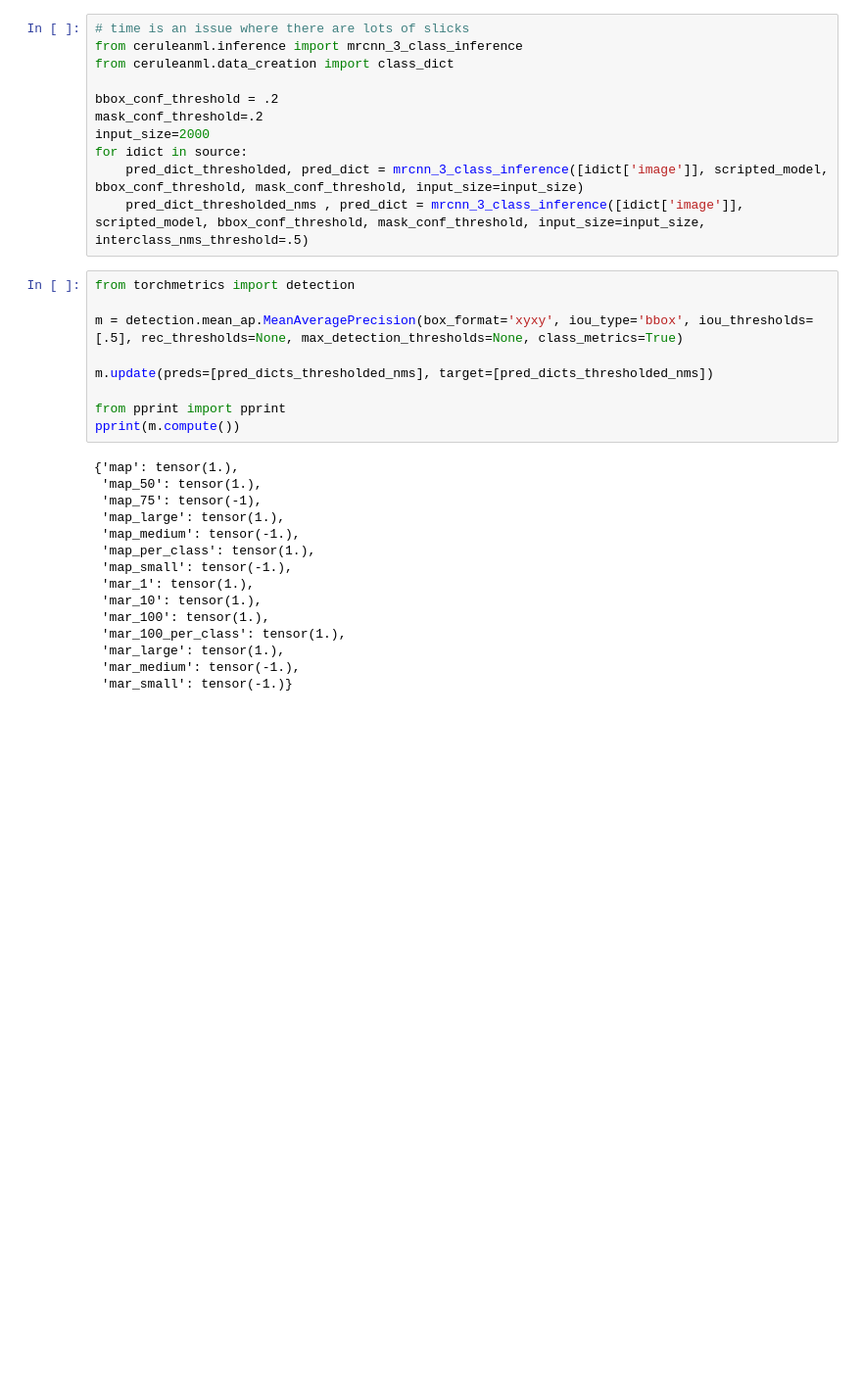
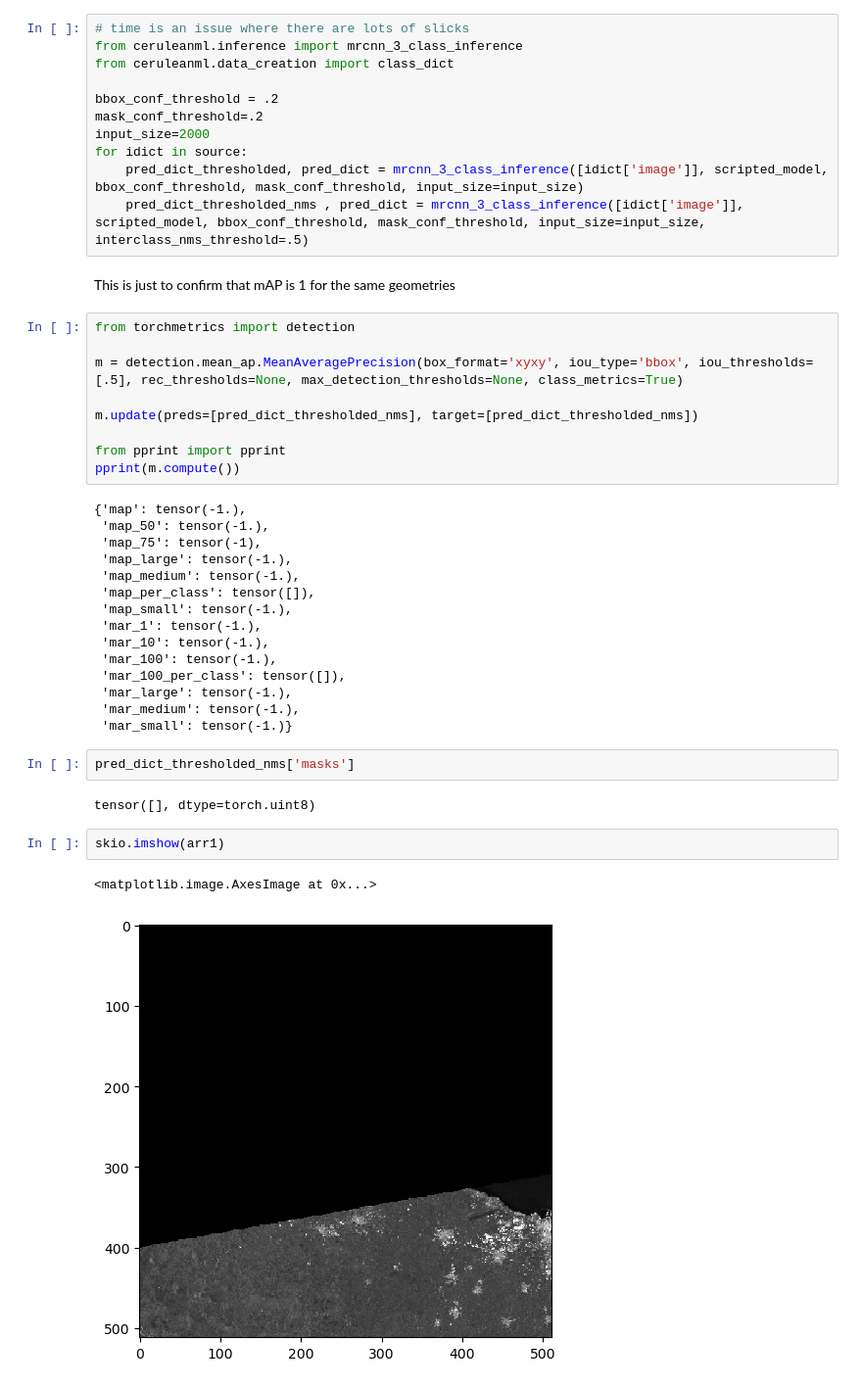
Before and after one commit to developmentseed/slickformer, a Jupyter notebook: notebooks/test_staging.ipynb, the cells around one changed output. Shown at 98% size. Drawn from its saved outputs; the diff is of its cells as text; blank space fills up the shorter version.

```diff
--- a/notebooks/test_staging.ipynb
+++ b/notebooks/test_staging.ipynb
@@ -40,27 +164,38 @@ input_size=2000
 for idict in source:
     pred_dict_thresholded, pred_dict = mrcnn_3_class_inference([idict['image']], scripted_model, bbox_conf_threshold, mask_conf_threshold, input_size=input_size)
     pred_dict_thresholded_nms , pred_dict = mrcnn_3_class_inference([idict['image']], scripted_model, bbox_conf_threshold, mask_conf_threshold, input_size=input_size, interclass_nms_threshold=.5)
+# %% [markdown]
+This is just to confirm that mAP is 1 for the same geometries
 # %%
 from torchmetrics import detection
 
 m = detection.mean_ap.MeanAveragePrecision(box_format='xyxy', iou_type='bbox', iou_thresholds=[.5], rec_thresholds=None, max_detection_thresholds=None, class_metrics=True)
 
-m.update(preds=[pred_dicts_thresholded_nms], target=[pred_dicts_thresholded_nms])
+m.update(preds=[pred_dict_thresholded_nms], target=[pred_dict_thresholded_nms])
 
 from pprint import pprint
 pprint(m.compute())
 # %% [output]
-{'map': tensor(1.),
- 'map_50': tensor(1.),
+{'map': tensor(-1.),
+ 'map_50': tensor(-1.),
  'map_75': tensor(-1),
- 'map_large': tensor(1.),
+ 'map_large': tensor(-1.),
  'map_medium': tensor(-1.),
- 'map_per_class': tensor(1.),
+ 'map_per_class': tensor([]),
  'map_small': tensor(-1.),
- 'mar_1': tensor(1.),
- 'mar_10': tensor(1.),
- 'mar_100': tensor(1.),
- 'mar_100_per_class': tensor(1.),
- 'mar_large': tensor(1.),
+ 'mar_1': tensor(-1.),
+ 'mar_10': tensor(-1.),
+ 'mar_100': tensor(-1.),
+ 'mar_100_per_class': tensor([]),
+ 'mar_large': tensor(-1.),
  'mar_medium': tensor(-1.),
  'mar_small': tensor(-1.)}
+# %%
+pred_dict_thresholded_nms['masks']
+# %% [output]
+tensor([], dtype=torch.uint8)
+# %%
+skio.imshow(arr1)
+# %% [output]
+<matplotlib.image.AxesImage at 0x...>
+[figure, added]
```
Also changed, not shown: parts of 34 cells of this notebook.
